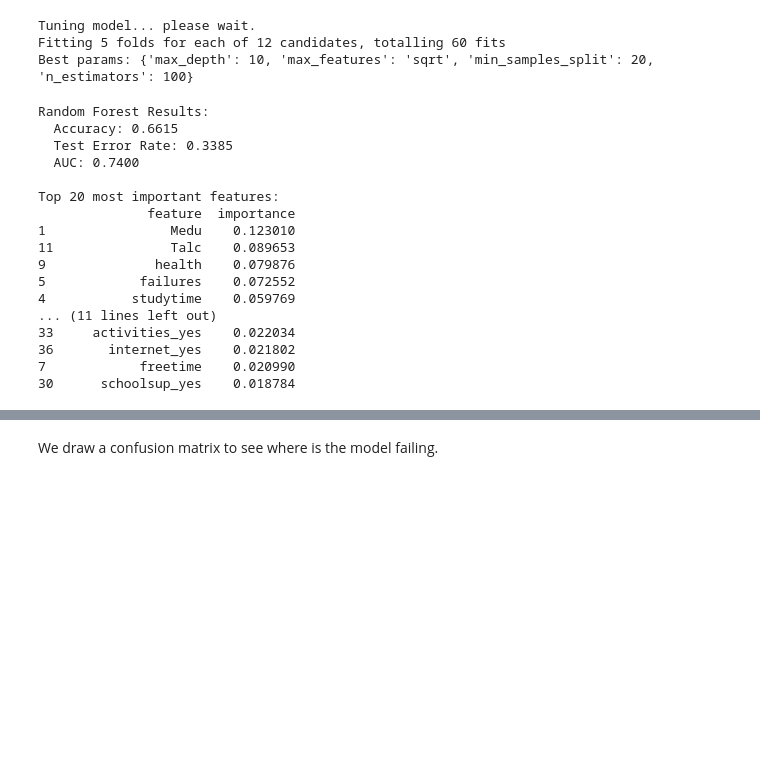
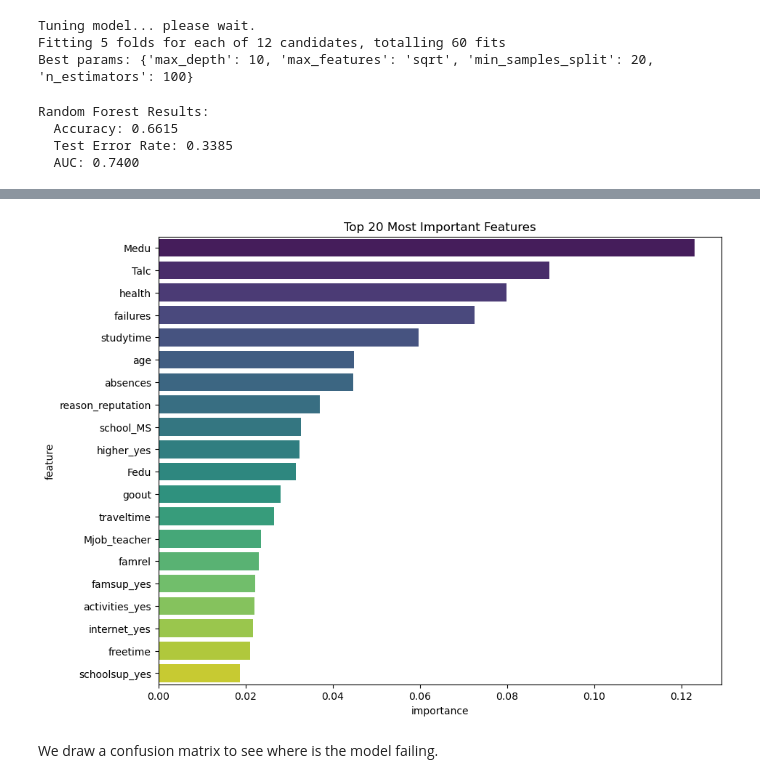
Before and after one commit to sherelleli/qtm347_finalproject, a Jupyter notebook: 2_RF_boosting.ipynb, the cells around one changed output, grey strips where cells are left out. Drawn from its saved outputs; the diff is of its cells as text; code cells hidden in the pictures; blank space fills up the shorter version.

```diff
--- a/2_RF_boosting.ipynb
+++ b/2_RF_boosting.ipynb
@@ -328,24 +326,16 @@ feature_importance = pd.DataFrame({
     'importance': rf_classifier.feature_importances_
 }).sort_values('importance', ascending=False)
 
-print("\nTop 20 most important features:")
-print(feature_importance.head(20))
+#print("\nTop 20 most important features:")
+#print(feature_importance.head(20))
+plt.figure(figsize=(10, 8))
+sns.barplot(x='importance', y='feature', data=feature_importance.head(20), palette='viridis')
+plt.title('Top 20 Most Important Features')
+plt.savefig('graphs/RF_performance_importantfeatures.png', dpi=300, bbox_inches='tight')
+plt.show()
 # %% [output]
 Random Forest Results:
   Accuracy: 0.6615
   Test Error Rate: 0.3385
   AUC: 0.7400
-
-Top 20 most important features:
-              feature  importance
-1                Medu    0.123010
-11               Talc    0.089653
-9              health    0.079876
-5            failures    0.072552
-4           studytime    0.059769
-... (11 lines left out)
-33     activities_yes    0.022034
-36       internet_yes    0.021802
-7            freetime    0.020990
-30      schoolsup_yes    0.018784
 [Parallel(n_jobs=-1)]: Using backend ThreadingBackend with 8 concurrent workers.
@@ -353,10 +343,11 @@ Top 20 most important features:
 [Parallel(n_jobs=-1)]: Done 100 out of 100 | elapsed:    0.1s finished
 [Parallel(n_jobs=8)]: Using backend ThreadingBackend with 8 concurrent workers.
 [Parallel(n_jobs=8)]: Done  34 tasks      | elapsed:    0.0s
 [Parallel(n_jobs=8)]: Done 100 out of 100 | elapsed:    0.0s finished
 [Parallel(n_jobs=8)]: Using backend ThreadingBackend with 8 concurrent workers.
 [Parallel(n_jobs=8)]: Done  34 tasks      | elapsed:    0.0s
 [Parallel(n_jobs=8)]: Done 100 out of 100 | elapsed:    0.0s finished
+[figure, added]
 # %% [markdown]
 We draw a confusion matrix to see where is the model failing.
 # %%
```
Also changed, not shown: parts of 8 cells of this notebook, 27 other files.
